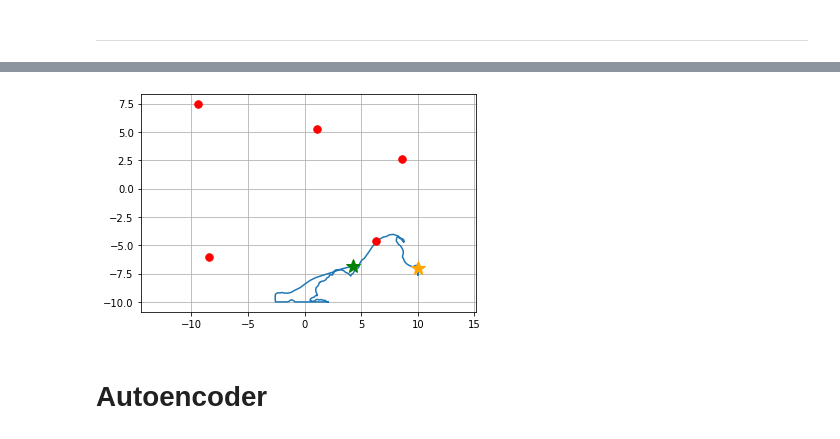
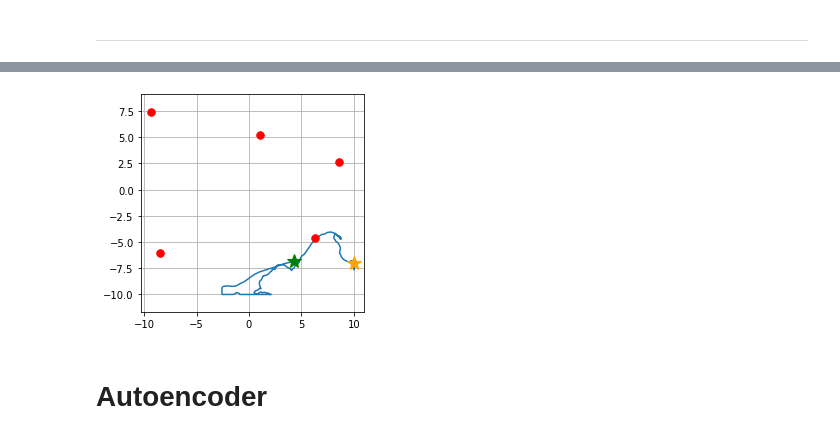
Before and after one commit to Painguin/Learning-based-multi-modal-indoor-localization, a Jupyter notebook: Autoencoder.ipynb, the cells around one changed output, grey strips where cells are left out. Saved outputs shown, nothing was run; the diff lists cells and outputs as text; code cells hidden in the pictures.

```diff
--- a/Autoencoder.ipynb
+++ b/Autoencoder.ipynb
@@ -98,6 +98,7 @@ plt.plot(data.distances[:,:,0].flatten(), data.features[:,:,10].flatten(), '.',
 # %%
+plt.figure(figsize=(4,4))
 data.plot_simulation(data[0][1])
 # %% [output]
-[figure, old version]
+[figure, new version]
 # %%
 BATCH_SIZE = 1
```
Also changed, not shown: parts of 73 cells of this notebook, 7 other files.
